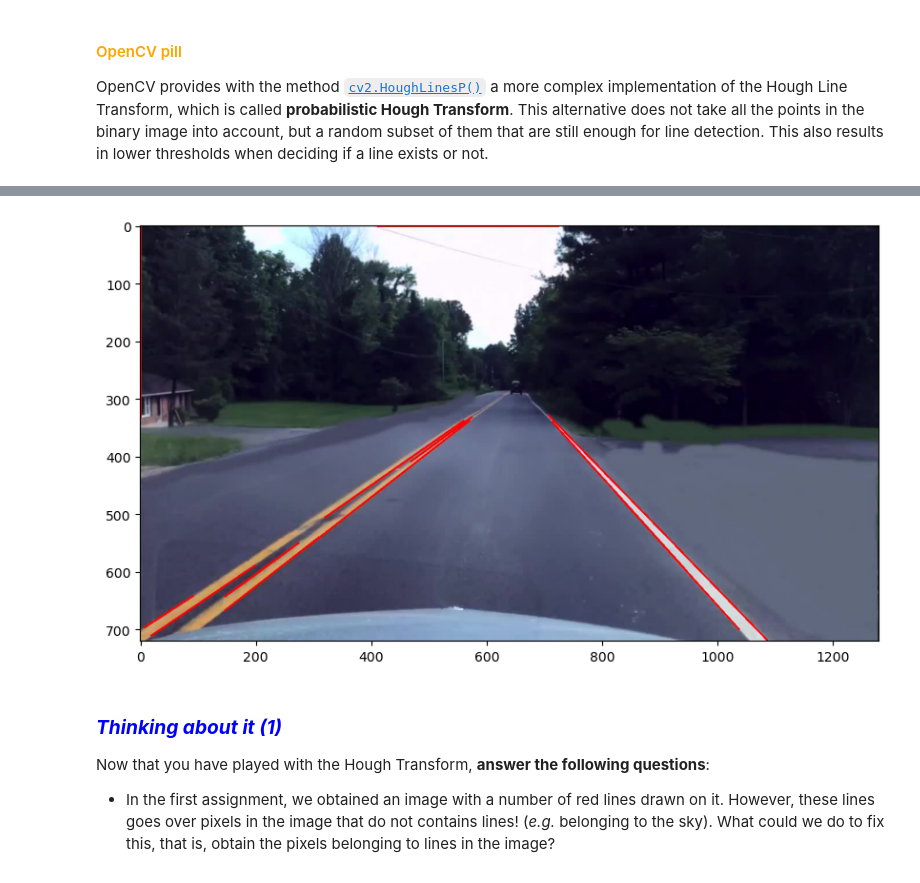
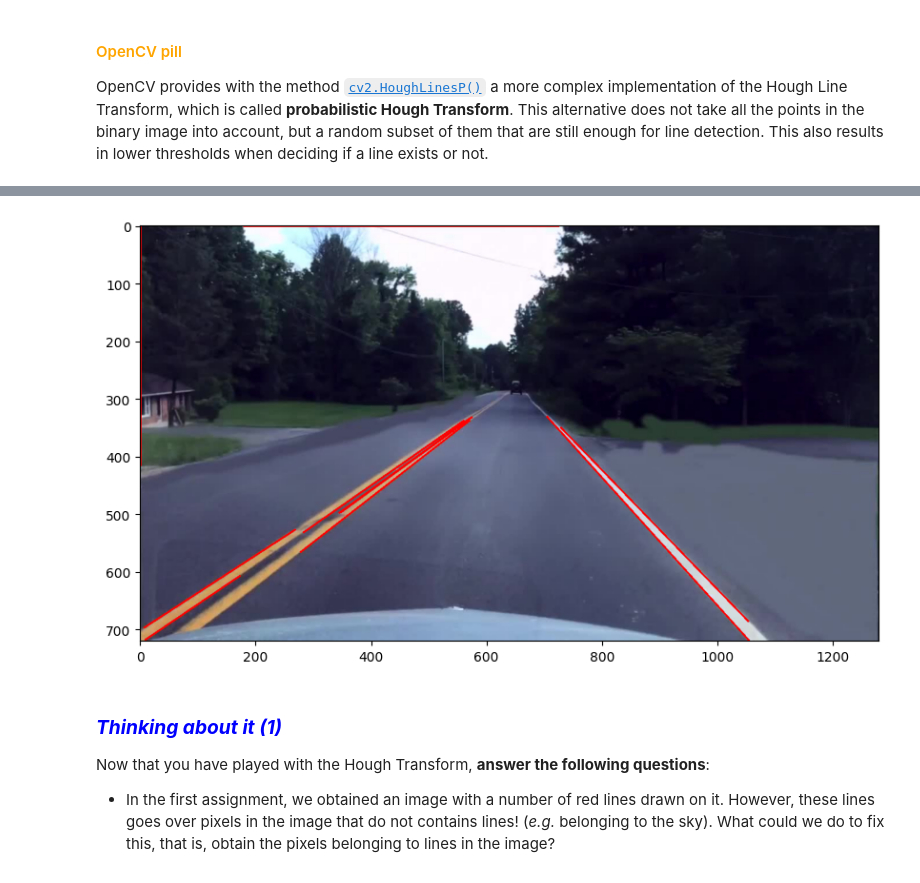
Before and after one commit to BeatrizInversa/uma_cv_2023, a Jupyter notebook: Chapter 05. Image segmentation/5.1 Contour-based techniques.ipynb, the cells around one changed output, grey strips where cells are left out. Saved outputs shown, nothing was run; the diff lists cells and outputs as text; code cells hidden in the pictures.

```diff
--- a/Chapter 05. Image segmentation/5.1 Contour-based techniques.ipynb
+++ b/Chapter 05. Image segmentation/5.1 Contour-based techniques.ipynb
@@ -307,33 +307,33 @@ Try different parameter values until you get something like this:
 # %%
 # Assigment 2
 # Read the image
 image = cv2.imread(images_path + "car.png",-1)
 # Convert to RGB and get gray image
 image = cv2.cvtColor(image, cv2.COLOR_BGR2RGB)
 gray = cv2.cvtColor(image, cv2.COLOR_RGB2GRAY)
 
 # Blur the gray image
 gray = gaussian_smoothing(gray,1,2)
 
 # Apply Canny algorithm
 edges = cv2.Canny(gray,100,200,apertureSize = 3)
 
 # Search for lines using probabilistic Hough transform
 rho = 1
 theta = np.pi/180
 threshold = 180
 lines = cv2.HoughLinesP(edges, rho, theta, threshold,
-                        minLineLength=80,maxLineGap=4)
+                        minLineLength=60,maxLineGap=18)
 # For each line
 for line in lines:
     # Draw the line in the RGB image
     x1,y1, x2,y2 = line[0][0], line[0][1], line[0][2], line[0][3]
     cv2.line(image,(x1,y1),(x2,y2),(255,0,0),2)
 
 # Show resultant image
 plt.imshow(image);
 # %% [output]
-[figure, old version]
+[figure, new version]
 # %% [markdown]
 ### <font color="blue"><b><i>Thinking about it (1)</i></b></font>
 
```
Also changed, not shown: parts of 2 cells of this notebook, 1 other file.
